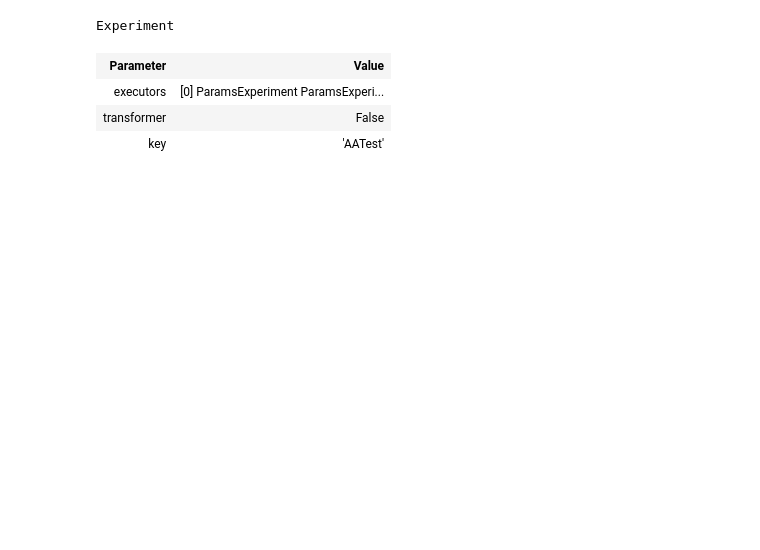
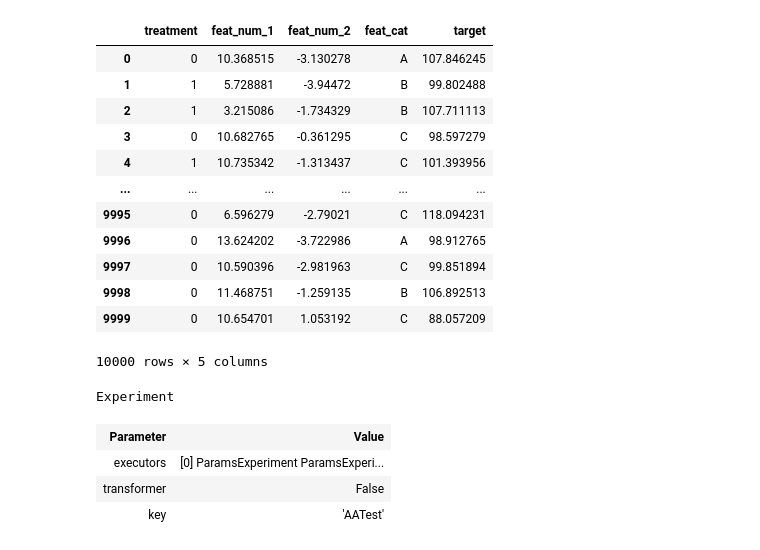
Before and after one commit to sb-ai-lab/HypEx, a Jupyter notebook: perfomance_test_dry_aa.ipynb, the cells around one changed output. Cells and saved outputs as stored; diff of their text form; code cells hidden in the pictures; blank space fills up the shorter version.

```diff
--- a/perfomance_test_dry_aa.ipynb
+++ b/perfomance_test_dry_aa.ipynb
@@ -43,14 +155,34 @@ df = pd.DataFrame({
 # %%
 roles = {
     "treatment": TreatmentRole(),
     "feat_num_1": FeatureRole(),
     "feat_num_2": TargetRole(),
     "feat_cat": FeatureRole(str),
     "target": TargetRole(),
 }
 
+# dataset = Dataset(
+#     roles=roles,
+#     data=sp_s.createDataFrame(df),
+#     session=sp_s
+# )
 dataset = Dataset(
     roles=roles,
-    data=df,
+    data=df
 )
+dataset
+# %% [output]
+|  | treatment | feat_num_1 | feat_num_2 | feat_cat | target |
+| 0 | 0 | 10.368515 | -3.130278 | A | 107.846245 |
+| 1 | 1 | 5.728881 | -3.94472 | B | 99.802488 |
+| 2 | 1 | 3.215086 | -1.734329 | B | 107.711113 |
+| 3 | 0 | 10.682765 | -0.361295 | C | 98.597279 |
+| 4 | 1 | 10.735342 | -1.313437 | C | 101.393956 |
+| ... | ... | ... | ... | ... | ... |
+| 9995 | 0 | 6.596279 | -2.79021 | C | 118.094231 |
+| 9996 | 0 | 13.624202 | -3.722986 | A | 98.912765 |
+| 9997 | 0 | 10.590396 | -2.981963 | C | 99.851894 |
+| 9998 | 0 | 11.468751 | -1.259135 | B | 106.892513 |
+| 9999 | 0 | 10.654701 | 1.053192 | C | 88.057209 |
+10000 rows × 5 columns
 # %%
```
Also changed, not shown: parts of 17 cells of this notebook.
